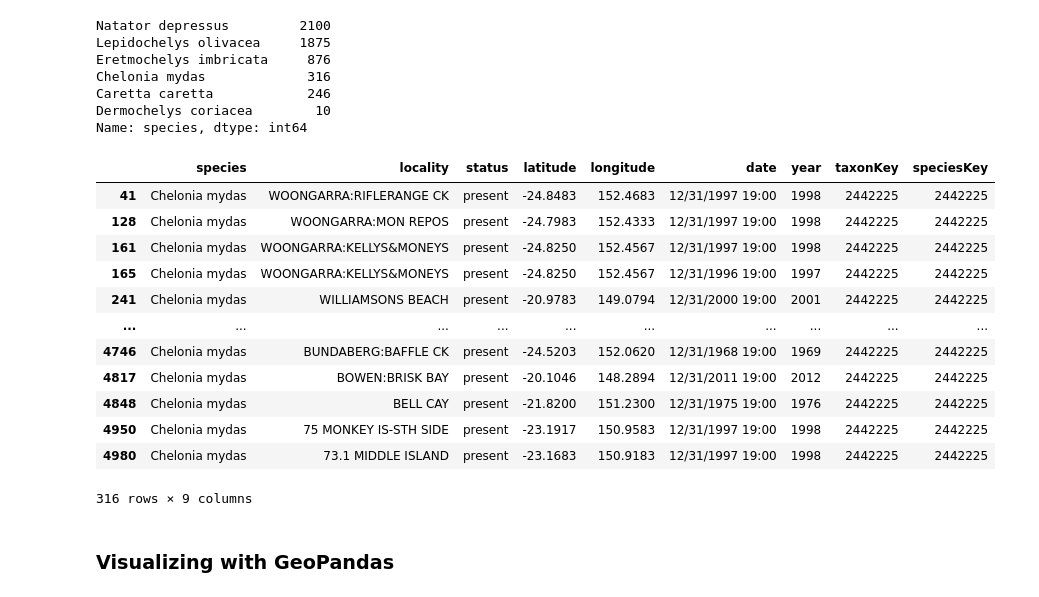
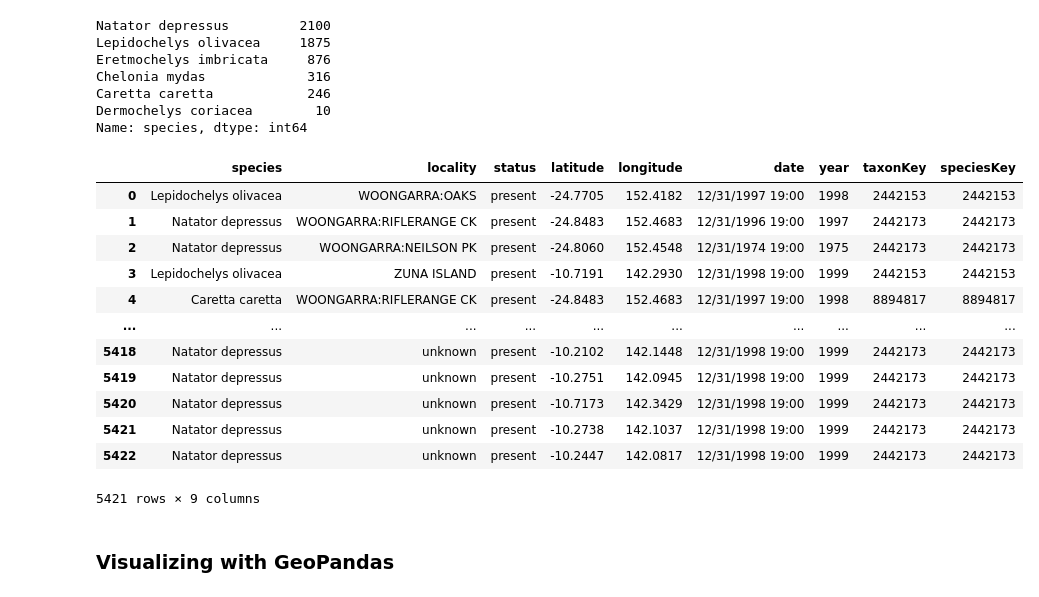
Before and after one commit to manukala6/cartography, a Jupyter notebook: sea_turtles.ipynb, the cells around one changed output. Cells and saved outputs as stored; diff of their text form; code cells hidden in the pictures.

```diff
--- a/sea_turtles.ipynb
+++ b/sea_turtles.ipynb
@@ -43,27 +40,27 @@ Name: species, dtype: int64
 # %%
 # rename columns
 sea_turtles.columns = ['species', 'locality', 'status', 'latitude', 'longitude', 'date', 'year', 'taxonKey', 'speciesKey']
 
 # remove nans
 sea_turtles = sea_turtles[sea_turtles['longitude'].isna() == False]
 
 # only olive ridley sea turtle
-sea_turtles = sea_turtles[sea_turtles['species'] == 'Chelonia mydas']
+#sea_turtles = sea_turtles[sea_turtles['species'] == 'Chelonia mydas']
 
 sea_turtles
 # %% [output]
 |  | species | locality | status | latitude | longitude | date | year | taxonKey | speciesKey |
-| 41 | Chelonia mydas | WOONGARRA:RIFLERANGE CK | present | -24.8483 | 152.4683 | 12/31/1997 19:00 | 1998 | 2442225 | 2442225 |
-| 128 | Chelonia mydas | WOONGARRA:MON REPOS | present | -24.7983 | 152.4333 | 12/31/1997 19:00 | 1998 | 2442225 | 2442225 |
-| 161 | Chelonia mydas | WOONGARRA:KELLYS&MONEYS | present | -24.8250 | 152.4567 | 12/31/1997 19:00 | 1998 | 2442225 | 2442225 |
-| 165 | Chelonia mydas | WOONGARRA:KELLYS&MONEYS | present | -24.8250 | 152.4567 | 12/31/1996 19:00 | 1997 | 2442225 | 2442225 |
-| 241 | Chelonia mydas | WILLIAMSONS BEACH | present | -20.9783 | 149.0794 | 12/31/2000 19:00 | 2001 | 2442225 | 2442225 |
+| 0 | Lepidochelys olivacea | WOONGARRA:OAKS | present | -24.7705 | 152.4182 | 12/31/1997 19:00 | 1998 | 2442153 | 2442153 |
+| 1 | Natator depressus | WOONGARRA:RIFLERANGE CK | present | -24.8483 | 152.4683 | 12/31/1996 19:00 | 1997 | 2442173 | 2442173 |
+| 2 | Natator depressus | WOONGARRA:NEILSON PK | present | -24.8060 | 152.4548 | 12/31/1974 19:00 | 1975 | 2442173 | 2442173 |
+| 3 | Lepidochelys olivacea | ZUNA ISLAND | present | -10.7191 | 142.2930 | 12/31/1998 19:00 | 1999 | 2442153 | 2442153 |
+| 4 | Caretta caretta | WOONGARRA:RIFLERANGE CK | present | -24.8483 | 152.4683 | 12/31/1997 19:00 | 1998 | 8894817 | 8894817 |
 | ... | ... | ... | ... | ... | ... | ... | ... | ... | ... |
-| 4746 | Chelonia mydas | BUNDABERG:BAFFLE CK | present | -24.5203 | 152.0620 | 12/31/1968 19:00 | 1969 | 2442225 | 2442225 |
-| 4817 | Chelonia mydas | BOWEN:BRISK BAY | present | -20.1046 | 148.2894 | 12/31/2011 19:00 | 2012 | 2442225 | 2442225 |
-| 4848 | Chelonia mydas | BELL CAY | present | -21.8200 | 151.2300 | 12/31/1975 19:00 | 1976 | 2442225 | 2442225 |
-| 4950 | Chelonia mydas | 75 MONKEY IS-STH SIDE | present | -23.1917 | 150.9583 | 12/31/1997 19:00 | 1998 | 2442225 | 2442225 |
-| 4980 | Chelonia mydas | 73.1 MIDDLE ISLAND | present | -23.1683 | 150.9183 | 12/31/1997 19:00 | 1998 | 2442225 | 2442225 |
+| 5418 | Natator depressus | unknown | present | -10.2102 | 142.1448 | 12/31/1998 19:00 | 1999 | 2442173 | 2442173 |
+| 5419 | Natator depressus | unknown | present | -10.2751 | 142.0945 | 12/31/1998 19:00 | 1999 | 2442173 | 2442173 |
+| 5420 | Natator depressus | unknown | present | -10.7173 | 142.3429 | 12/31/1998 19:00 | 1999 | 2442173 | 2442173 |
+| 5421 | Natator depressus | unknown | present | -10.2738 | 142.1037 | 12/31/1998 19:00 | 1999 | 2442173 | 2442173 |
+| 5422 | Natator depressus | unknown | present | -10.2447 | 142.0817 | 12/31/1998 19:00 | 1999 | 2442173 | 2442173 |
-316 rows × 9 columns
+5421 rows × 9 columns
 # %% [markdown]
 ### Visualizing with GeoPandas
```
Also changed, not shown: parts of 8 cells of this notebook.
